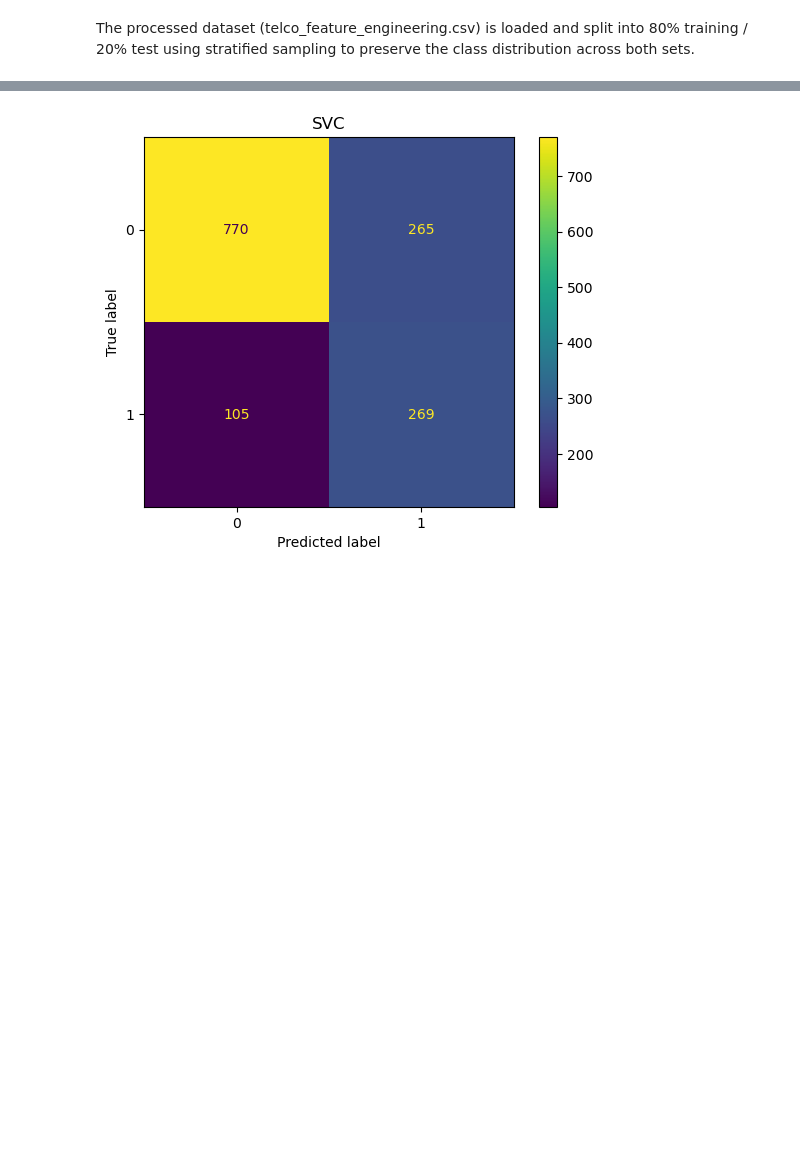
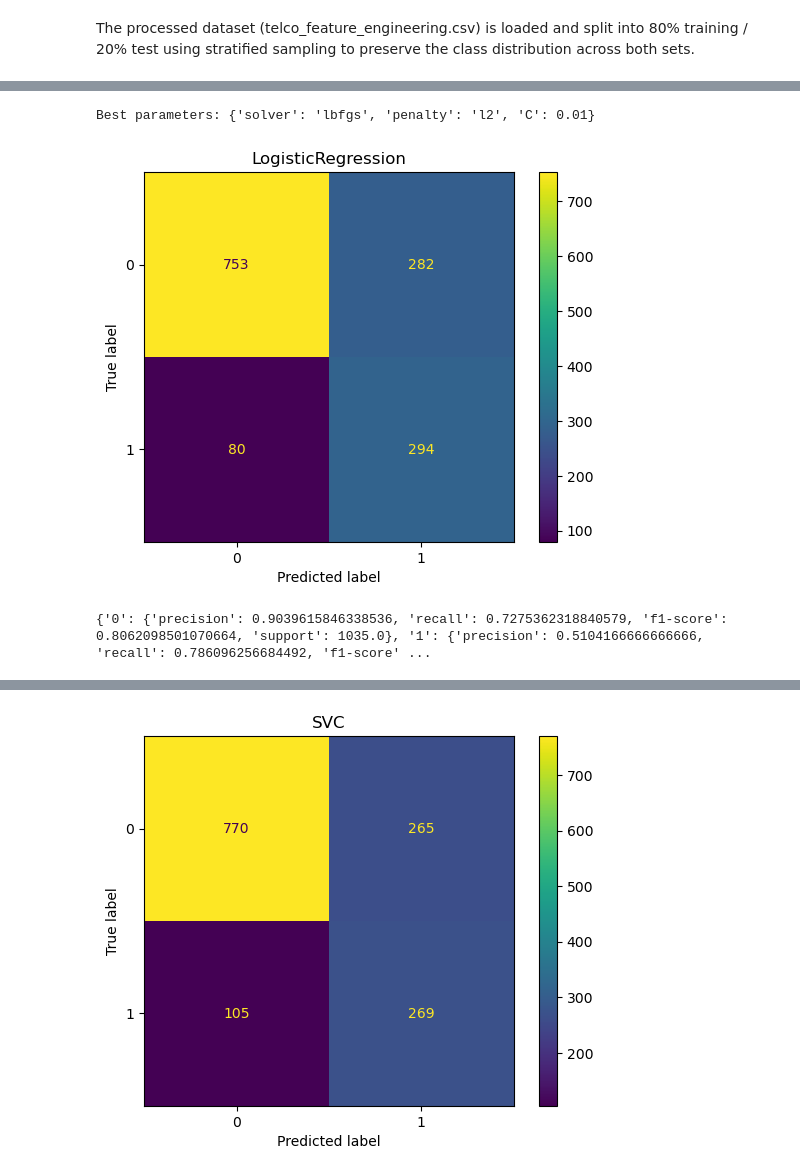
Before and after one commit to anarmsilva10/customer_churn, a Jupyter notebook: notebooks/04_models.ipynb, the cells around one changed output, grey strips where cells are left out. Cells and saved outputs as stored; diff of their text form; code cells hidden in the pictures; blank space fills up the shorter version.

```diff
--- a/notebooks/04_models.ipynb
+++ b/notebooks/04_models.ipynb
@@ -231,0 +247,8 @@ The processed dataset (telco_feature_engineering.csv) is loaded and split into 8
+# %%
+best_model, report = logistic_regression.model_tuning(X_train, X_test, y_train, y_test)
+
+print(report)
+# %% [output]
+Best parameters: {'solver': 'lbfgs', 'penalty': 'l2', 'C': 0.01}
+[figure, added]
+{'0': {'precision': 0.9039615846338536, 'recall': 0.7275362318840579, 'f1-score': 0.8062098501070664, 'support': 1035.0}, '1': {'precision': 0.5104166666666666, 'recall': 0.786096256684492, 'f1-score' ...
```
Also changed, not shown: parts of 13 cells of this notebook, 2 other files.
